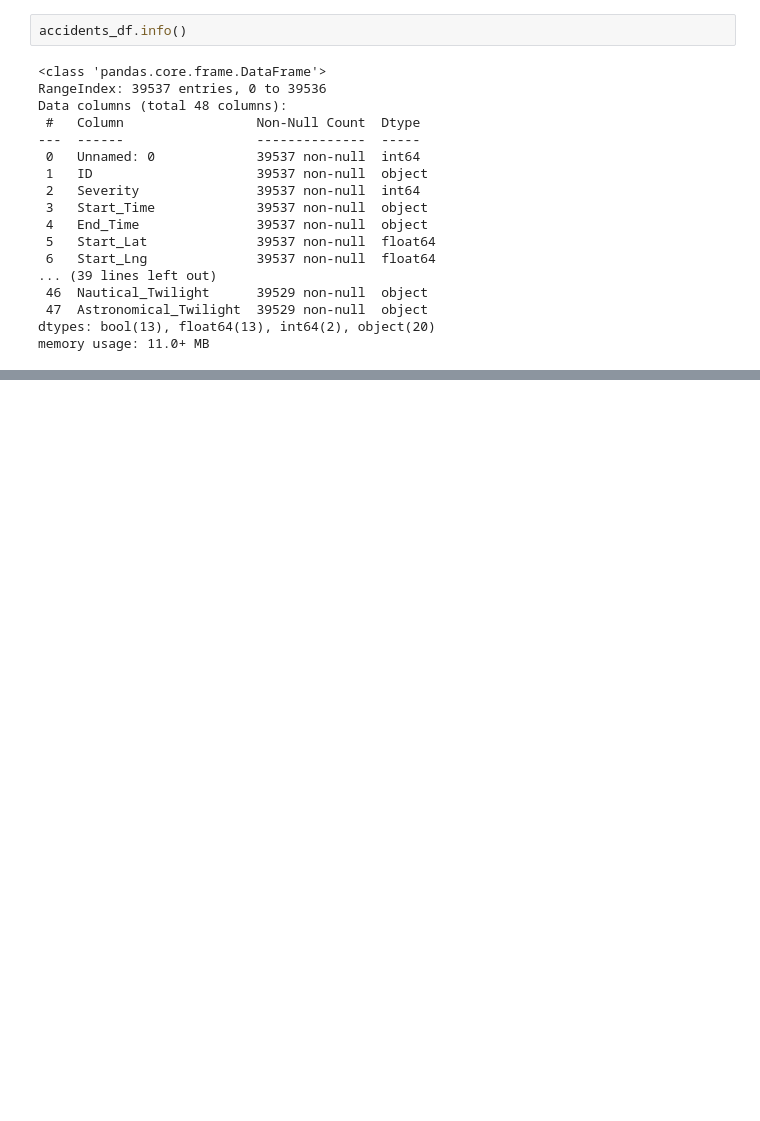
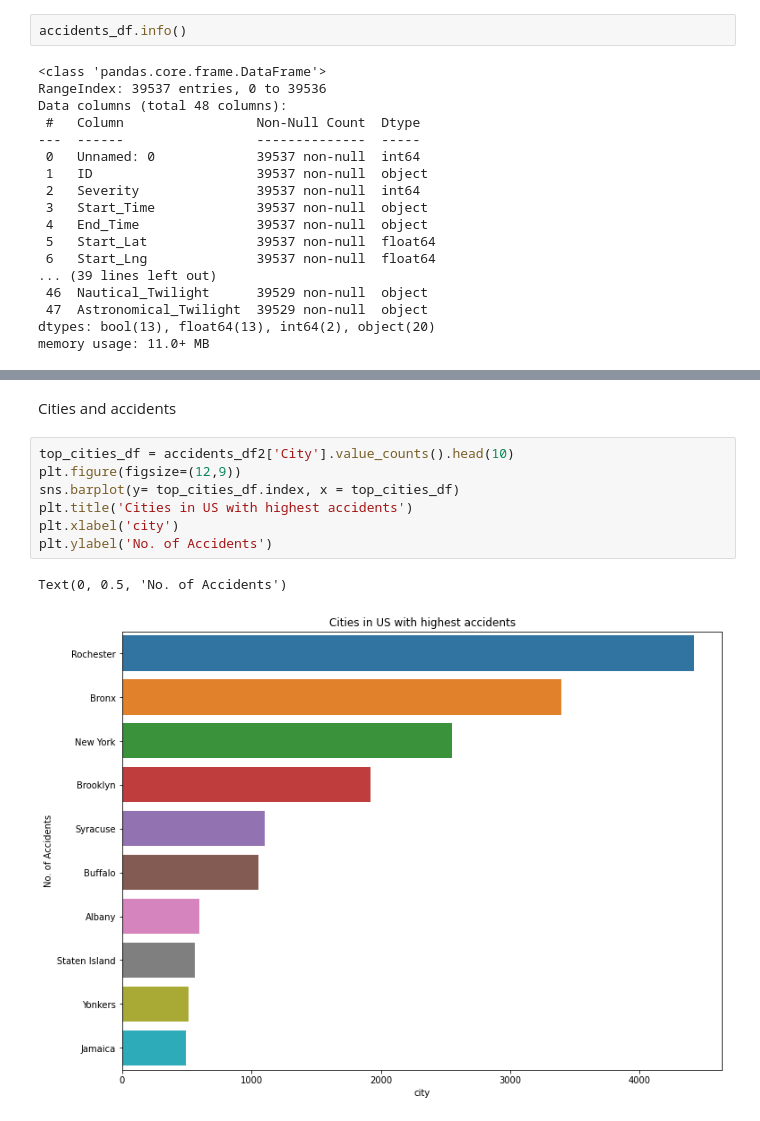
Before and after one commit to Jaydendata/Python_Labs_and_Projects, a Jupyter notebook: Jayden_Python_Project_RoadAccidents.ipynb, the cells around one changed output, grey strips where cells are left out. Saved outputs shown, nothing was run; the diff lists cells and outputs as text; blank space fills up the shorter version.

```diff
--- a/Jayden_Python_Project_RoadAccidents.ipynb
+++ b/Jayden_Python_Project_RoadAccidents.ipynb
@@ -78,0 +129,12 @@ memory usage: 11.0+ MB
+# %% [markdown]
+Cities and accidents
+# %%
+top_cities_df = accidents_df2['City'].value_counts().head(10)
+plt.figure(figsize=(12,9))
+sns.barplot(y= top_cities_df.index, x = top_cities_df)
+plt.title('Cities in US with highest accidents')
+plt.xlabel('city')
+plt.ylabel('No. of Accidents')
+# %% [output]
+Text(0, 0.5, 'No. of Accidents')
+[figure, added]
```
Also changed, not shown: parts of 6 cells of this notebook.
